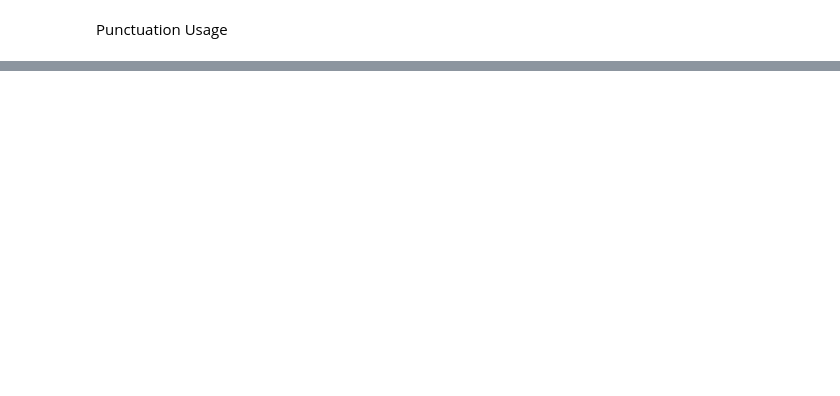
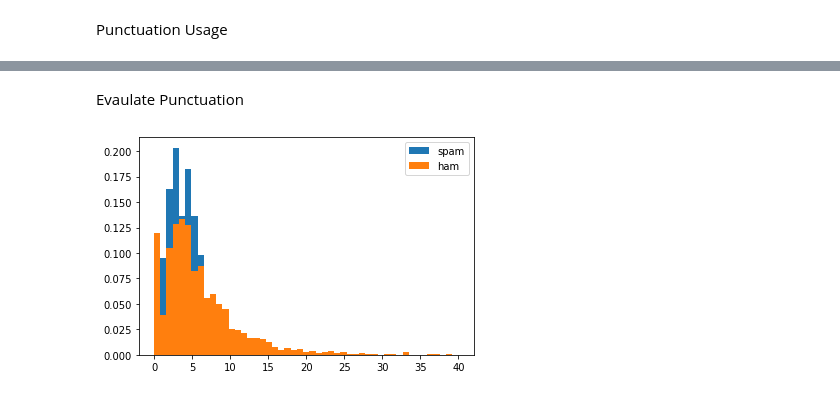
Before and after one commit to TheMaggots/sms_spam_collection, a Jupyter notebook: SMS_Spam_Collection.ipynb, the cells around one changed output, grey strips where cells are left out. Saved outputs shown, nothing was run; the diff lists cells and outputs as text; code cells hidden in the pictures; blank space fills up the shorter version.

```diff
--- a/SMS_Spam_Collection.ipynb
+++ b/SMS_Spam_Collection.ipynb
@@ -304,0 +364,10 @@ data.head()
+# %% [markdown]
+Evaulate Punctuation
+# %%
+bin = np.linspace(0,40,50)
+pyplot.hist(data[data['label'] =='spam']['punctuation_usage'],bin,label = 'spam',density = True)
+pyplot.hist(data[data['label'] =='ham']['punctuation_usage'],bin,label = 'ham', density = True)
+pyplot.legend(loc = 'upper right')
+pyplot.show()
+# %% [output]
+[figure, added]
```
Also changed, not shown: parts of 24 cells of this notebook.
